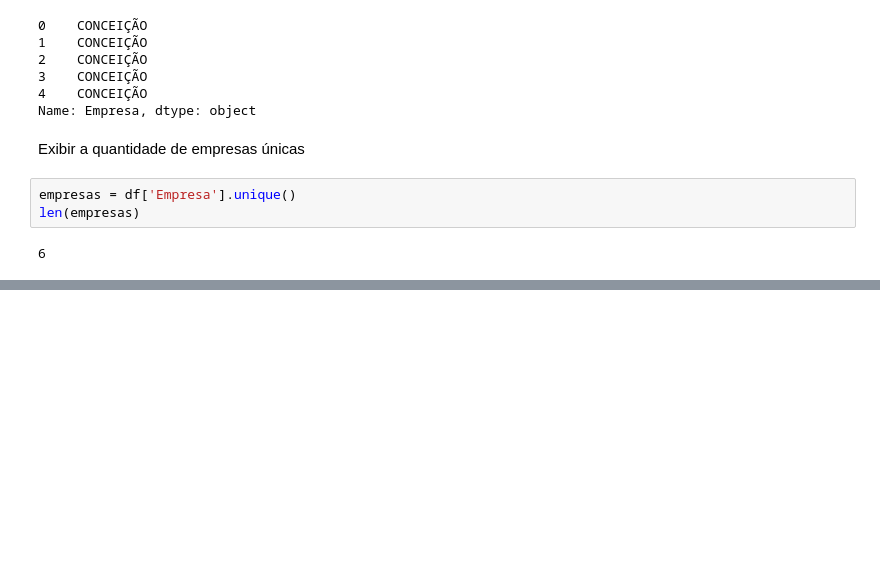
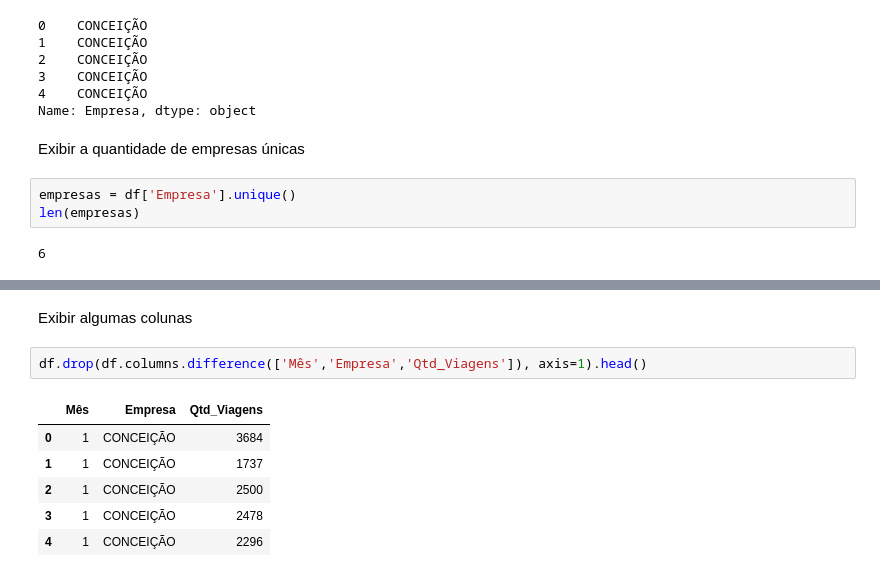
Before and after one commit to georgemaia/dadosabertos, a Jupyter notebook: mobilidade/rn-natal/Bilhetagem_Eletrônica-2018-Analitico.ipynb, the cells around one changed output, grey strips where cells are left out. Saved outputs shown, nothing was run; the diff lists cells and outputs as text; blank space fills up the shorter version.

```diff
--- a/mobilidade/rn-natal/Bilhetagem_Eletrônica-2018-Analitico.ipynb
+++ b/mobilidade/rn-natal/Bilhetagem_Eletrônica-2018-Analitico.ipynb
@@ -221,0 +252,11 @@ len(empresas)
+# %% [markdown]
+Exibir algumas colunas
+# %%
+df.drop(df.columns.difference(['Mês','Empresa','Qtd_Viagens']), axis=1).head()
+# %% [output]
+|  | Mês | Empresa | Qtd_Viagens |
+| 0 | 1 | CONCEIÇÃO | 3684 |
+| 1 | 1 | CONCEIÇÃO | 1737 |
+| 2 | 1 | CONCEIÇÃO | 2500 |
+| 3 | 1 | CONCEIÇÃO | 2478 |
+| 4 | 1 | CONCEIÇÃO | 2296 |
```
Also changed, not shown: parts of 9 cells of this notebook, 1 other file.
